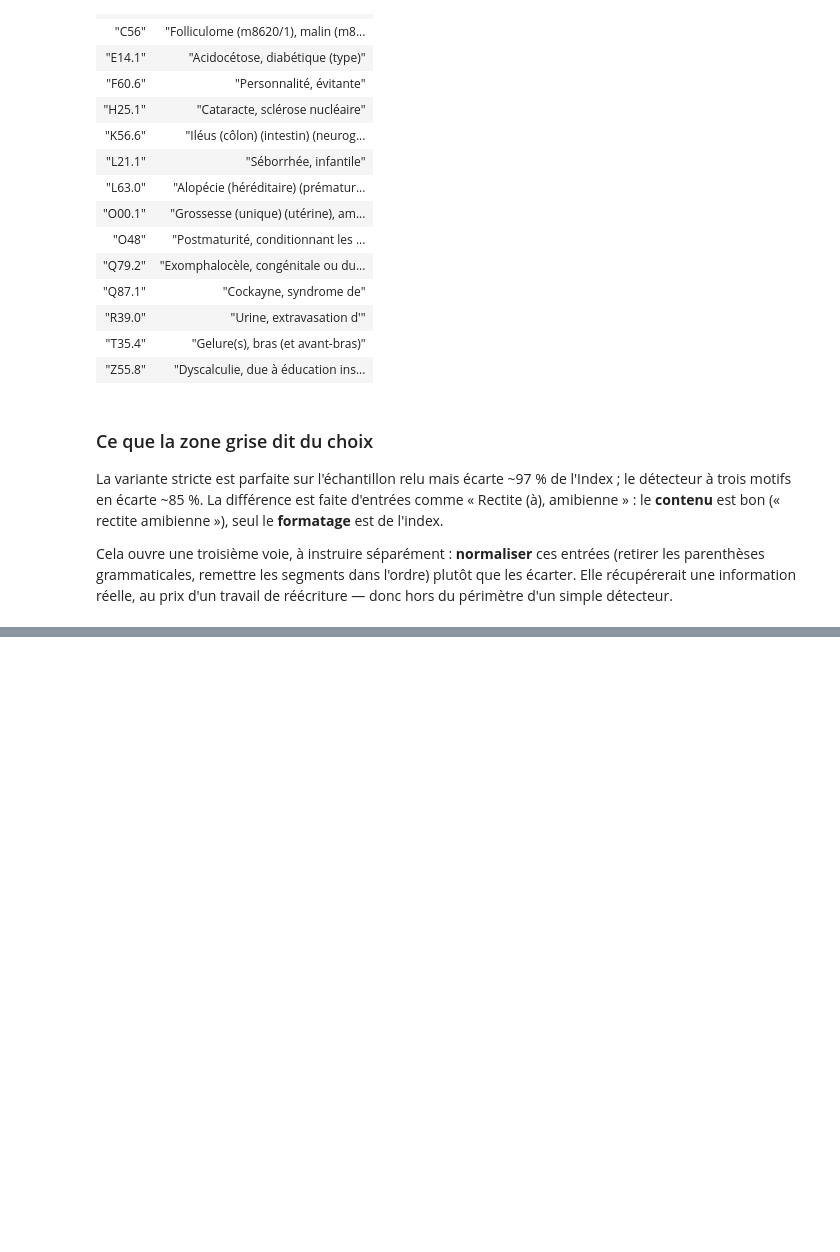
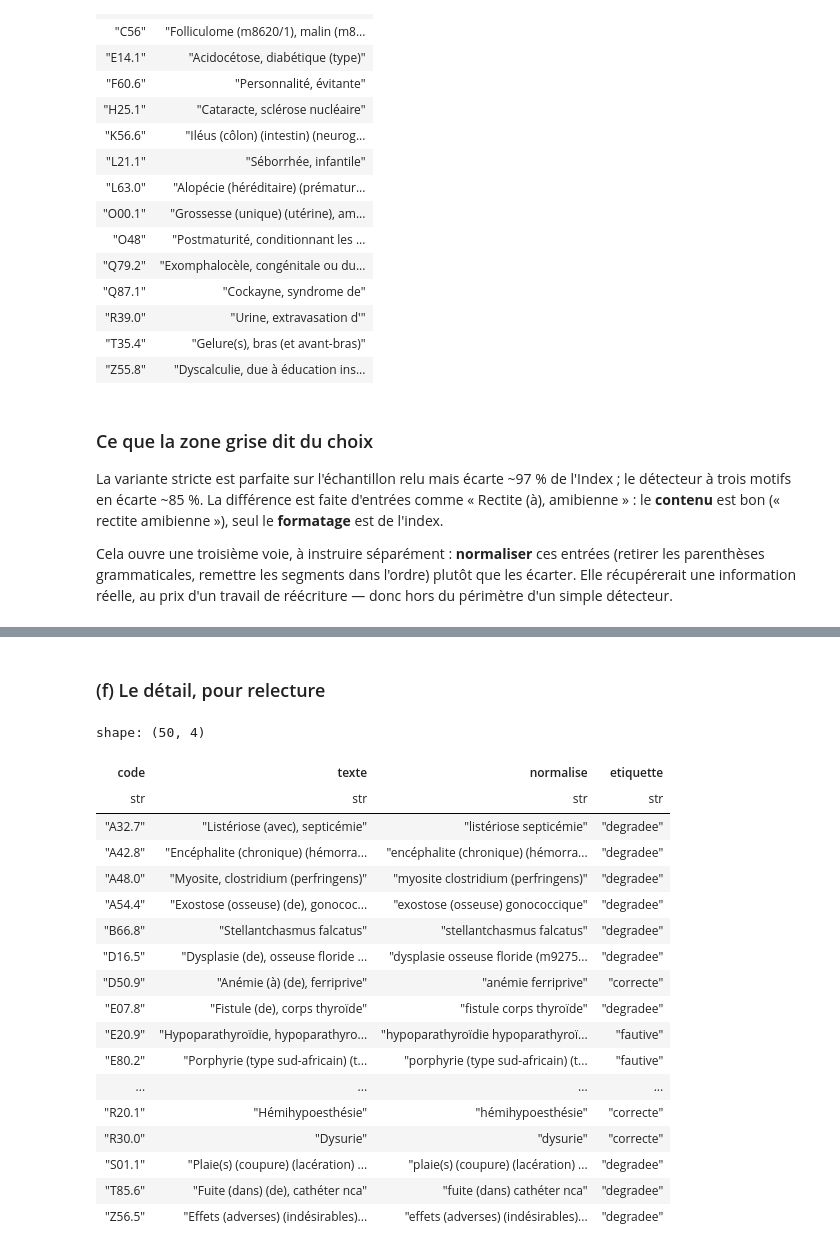
Before and after one commit to 24p11/recode-icd, a Jupyter notebook: scripts/explore/qualite_sources_par_chapitre.ipynb, the cells around one changed output, grey strips where cells are left out. Cells and saved outputs as stored; diff of their text form; code cells hidden in the pictures; blank space fills up the shorter version.

```diff
--- a/scripts/explore/qualite_sources_par_chapitre.ipynb
+++ b/scripts/explore/qualite_sources_par_chapitre.ipynb
@@ -1195,0 +1391,39 @@ périmètre d'un simple détecteur.
+# %%
+ECHANTILLON_NORM_GRAINE = 99
+
+#: Étiquettes posées à la relecture. Tout code absent est `degradee`,
+#: la classe majoritaire.
+RELECTURE_NORMALISATION: dict[str, str] = {
+    # Utilisables telles quelles.
+    "D50.9": "correcte",   # anémie ferriprive
+    "F60.6": "correcte",   # personnalité évitante
+    "G83.0": "correcte",   # diplégie supérieure
+    "H11.1": "correcte",   # calcification conjonctive
+    "H35.5": "correcte",   # dégénérescence vitréo-rétinienne
+    "I73.9": "correcte",   # maladie vasospastique
+    "K62.3": "correcte",   # proctoptose
+    "N40": "correcte",     # hypertrophie adénofibromateuse de la prostate
+    "R10.4": "correcte",   # crampe abdominale
+    "R20.1": "correcte",   # hémihypoesthésie
+    "R30.0": "correcte",   # dysurie
+    # Sens changé ou chaîne inintelligible.
+    "E20.9": "fautive",    # deux synonymes recollés : « hypoparathyroïdie hypoparathyroïdisme »
+    "E80.2": "fautive",    # deux types alternatifs recollés, suggère qu'ils coexistent
+    "H53.1": "fautive",    # annotation d'index recollée : « signifiant cécité diurne (canada) »
+    "N76.6": "fautive",    # éponyme inversé : « lipschütz ulcère de »
+    "O00.1": "fautive",    # « grossesse (unique) (utérine) tubaire » — contradictoire
+    "Q87.1": "fautive",    # éponyme inversé : « prader-willi syndrome de »
+}
+
+echantillon_norm = (
+    index_norm.filter(pl.col("normalise").is_not_null())
+    .select("code", "texte", "normalise")
+    .sample(n=50, seed=ECHANTILLON_NORM_GRAINE, shuffle=True)
+    .sort("code")
+    .with_columns(
+        pl.col("code")
+        .replace_strict(RELECTURE_NORMALISATION, default="degradee")
+        .alias("etiquette")
+    )
+)
+echantillon_norm.group_by("etiquette").len().sort("len", descending=True)
@@ -1195,0 +1437,24 @@ périmètre d'un simple détecteur.
+# %% [markdown]
+### (f) Le détail, pour relecture
+# %%
+echantillon_norm.select("code", "texte", "normalise", "etiquette")
+# %% [output]
+shape: (50, 4)
+| code | texte | normalise | etiquette |
+| str | str | str | str |
+| "A32.7" | "Listériose (avec), septicémie" | "listériose septicémie" | "degradee" |
+| "A42.8" | "Encéphalite (chronique) (hémorra... | "encéphalite (chronique) (hémorra... | "degradee" |
+| "A48.0" | "Myosite, clostridium (perfringens)" | "myosite clostridium (perfringens)" | "degradee" |
+| "A54.4" | "Exostose (osseuse) (de), gonococ... | "exostose (osseuse) gonococcique" | "degradee" |
+| "B66.8" | "Stellantchasmus falcatus" | "stellantchasmus falcatus" | "degradee" |
+| "D16.5" | "Dysplasie (de), osseuse floride ... | "dysplasie osseuse floride (m9275... | "degradee" |
+| "D50.9" | "Anémie (à) (de), ferriprive" | "anémie ferriprive" | "correcte" |
+| "E07.8" | "Fistule (de), corps thyroïde" | "fistule corps thyroïde" | "degradee" |
+| "E20.9" | "Hypoparathyroïdie, hypoparathyro... | "hypoparathyroïdie hypoparathyroï... | "fautive" |
+| "E80.2" | "Porphyrie (type sud-africain) (t... | "porphyrie (type sud-africain) (t... | "fautive" |
+| ... | ... | ... | ... |
+| "R20.1" | "Hémihypoesthésie" | "hémihypoesthésie" | "correcte" |
+| "R30.0" | "Dysurie" | "dysurie" | "correcte" |
+| "S01.1" | "Plaie(s) (coupure) (lacération) ... | "plaie(s) (coupure) (lacération) ... | "degradee" |
+| "T85.6" | "Fuite (dans) (de), cathéter nca" | "fuite (dans) cathéter nca" | "degradee" |
+| "Z56.5" | "Effets (adverses) (indésirables)... | "effets (adverses) (indésirables)... | "degradee" |
```
Also changed, not shown: parts of 27 cells of this notebook, 2 other files.
